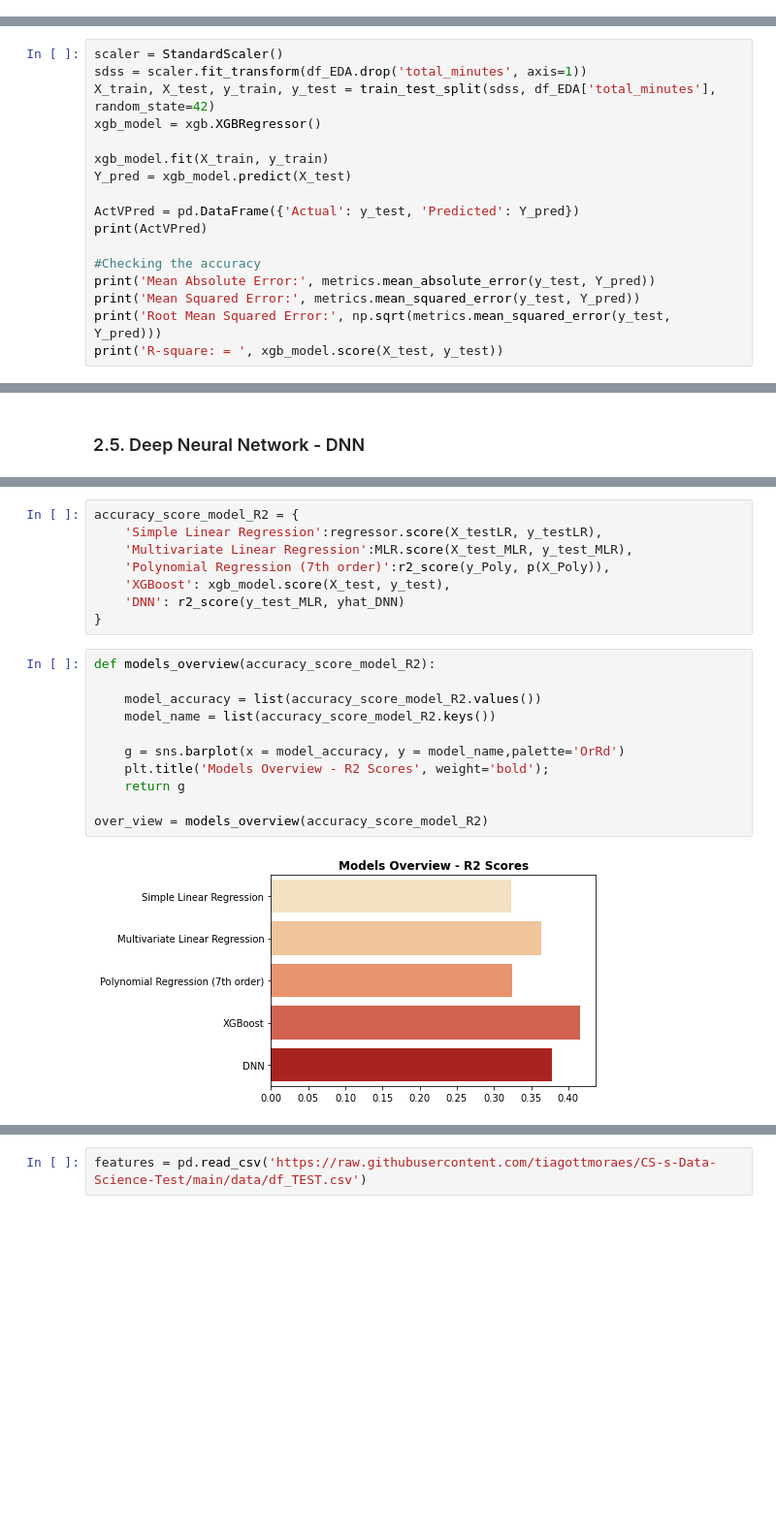
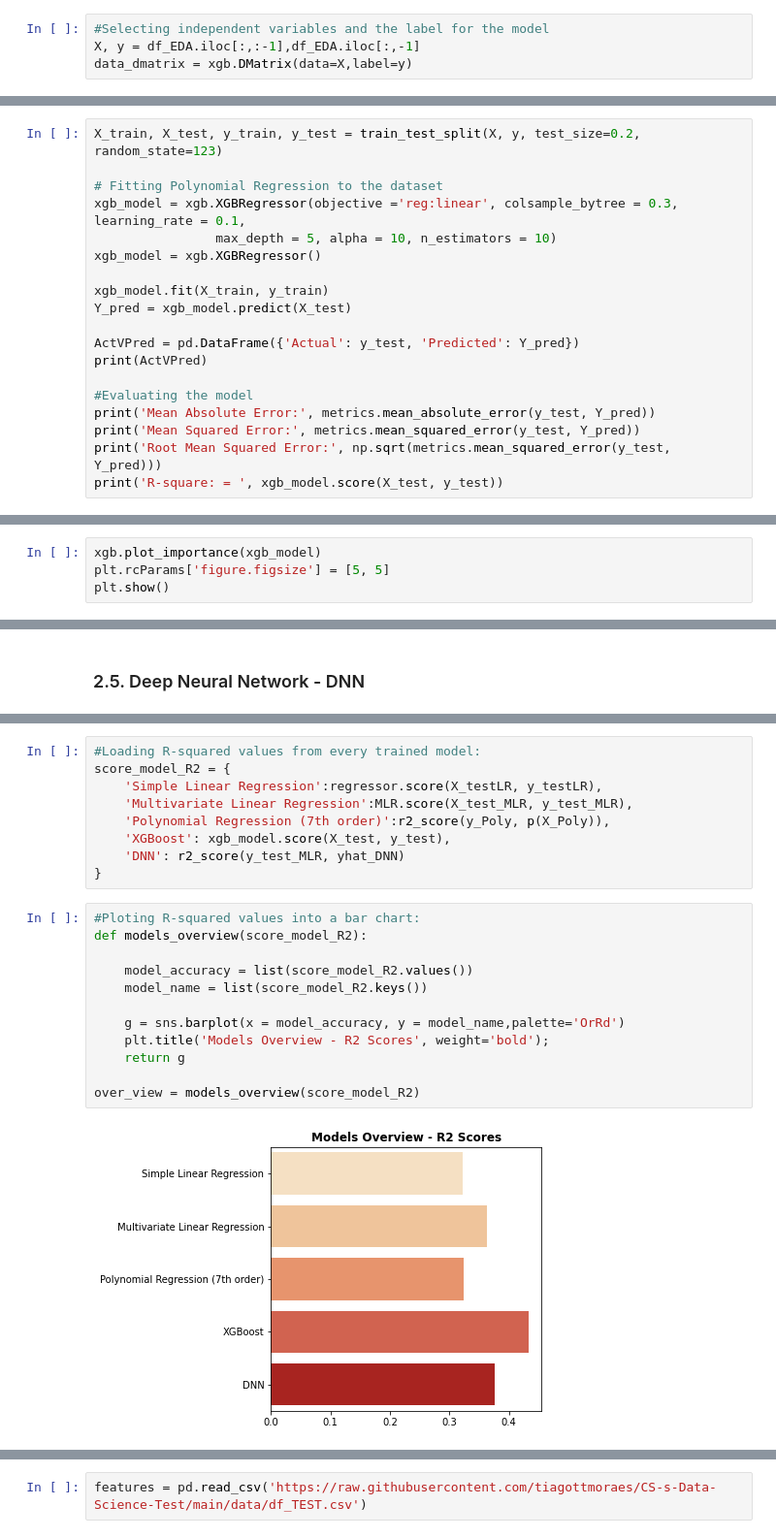
Before and after one commit to tiagottmoraes/CS-s-Data-Science-Example, a Jupyter notebook: 3. ML Model - Data Science Test.ipynb, the cells around one changed output, grey strips where cells are left out. Shown at 97% size. Cells and saved outputs as stored; diff of their text form; blank space fills up the shorter version.

```diff
--- a/3. ML Model - Data Science Test.ipynb
+++ b/3. ML Model - Data Science Test.ipynb
@@ -278,0 +310,4 @@ PlotPolly(p,X_Poly,y_Poly,'order_size')
+# %%
+#Selecting independent variables and the label for the model
+X, y = df_EDA.iloc[:,:-1],df_EDA.iloc[:,-1]
+data_dmatrix = xgb.DMatrix(data=X,label=y)
@@ -279,7 +316,9 @@ PlotPolly(p,X_Poly,y_Poly,'order_size')
 # %%
-scaler = StandardScaler()
-sdss = scaler.fit_transform(df_EDA.drop('total_minutes', axis=1))
-X_train, X_test, y_train, y_test = train_test_split(sdss, df_EDA['total_minutes'], random_state=42)
+X_train, X_test, y_train, y_test = train_test_split(X, y, test_size=0.2, random_state=123)
+
+# Fitting Polynomial Regression to the dataset
+xgb_model = xgb.XGBRegressor(objective ='reg:linear', colsample_bytree = 0.3, learning_rate = 0.1,
+                max_depth = 5, alpha = 10, n_estimators = 10)
 xgb_model = xgb.XGBRegressor()
 
 xgb_model.fit(X_train, y_train)
@@ -288,7 +327,7 @@ Y_pred = xgb_model.predict(X_test)
 ActVPred = pd.DataFrame({'Actual': y_test, 'Predicted': Y_pred})
 print(ActVPred)
 
-#Checking the accuracy
+#Evaluating the model
 print('Mean Absolute Error:', metrics.mean_absolute_error(y_test, Y_pred))
 print('Mean Squared Error:', metrics.mean_squared_error(y_test, Y_pred))
 print('Root Mean Squared Error:', np.sqrt(metrics.mean_squared_error(y_test, Y_pred)))
@@ -321,0 +376,4 @@ plt.show()
+# %%
+xgb.plot_importance(xgb_model)
+plt.rcParams['figure.figsize'] = [5, 5]
+plt.show()
@@ -385,5 +464,6 @@ In this section it´s presented the overall performance of each developed model
 # %%
-accuracy_score_model_R2 = {
+#Loading R-squared values from every trained model:
+score_model_R2 = {
     'Simple Linear Regression':regressor.score(X_testLR, y_testLR),
     'Multivariate Linear Regression':MLR.score(X_test_MLR, y_test_MLR),
     'Polynomial Regression (7th order)':r2_score(y_Poly, p(X_Poly)),
@@ -391,15 +471,16 @@ accuracy_score_model_R2 = {
     'DNN': r2_score(y_test_MLR, yhat_DNN)
 }
 # %%
-def models_overview(accuracy_score_model_R2):
+#Ploting R-squared values into a bar chart:
+def models_overview(score_model_R2):
 
-    model_accuracy = list(accuracy_score_model_R2.values())
-    model_name = list(accuracy_score_model_R2.keys())
+    model_accuracy = list(score_model_R2.values())
+    model_name = list(score_model_R2.keys())
 
     g = sns.barplot(x = model_accuracy, y = model_name,palette='OrRd')
     plt.title('Models Overview - R2 Scores', weight='bold');
     return g
 
-over_view = models_overview(accuracy_score_model_R2)
+over_view = models_overview(score_model_R2)
 # %% [output]
-[figure, old version]
+[figure, new version]
```
Also changed, not shown: parts of 63 cells of this notebook.
